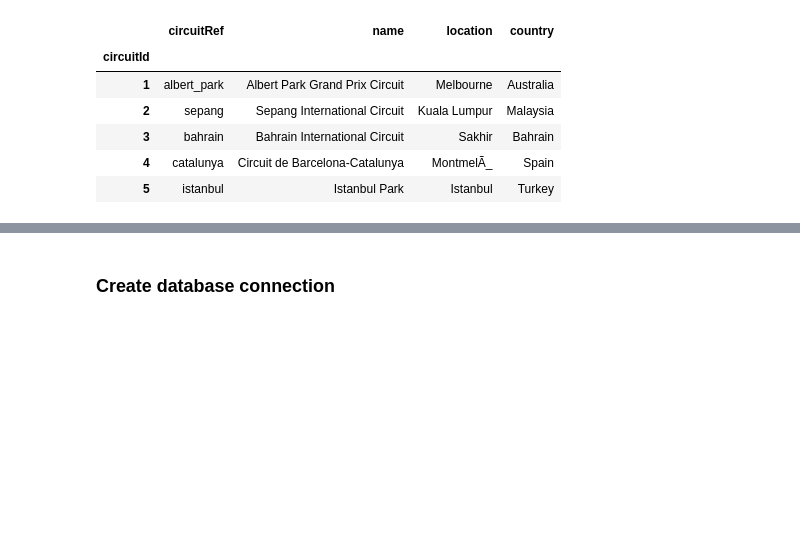
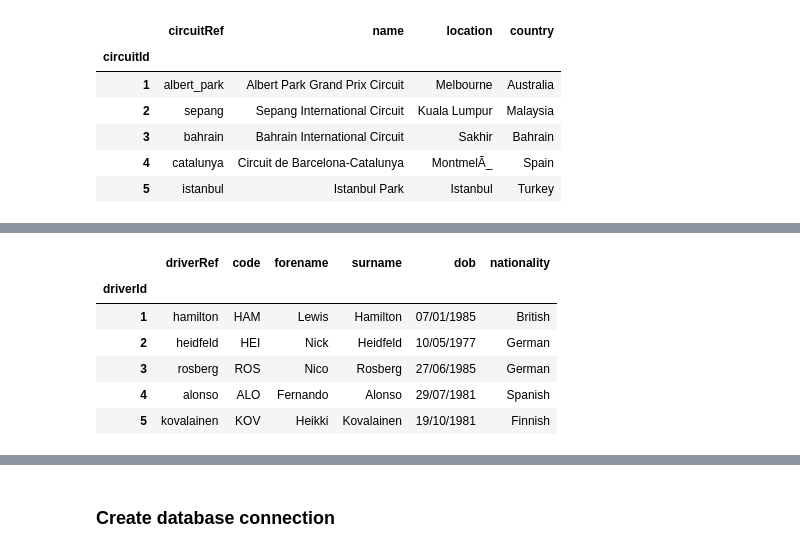
Before and after one commit to KalicoRacer/poll_position_project, a Jupyter notebook: poll_to_podium.ipynb, the cells around one changed output, grey strips where cells are left out. Cells and saved outputs as stored; diff of their text form; code cells hidden in the pictures; blank space fills up the shorter version.

Commit message:
Transform Individual DataFrames

```diff
--- a/poll_to_podium.ipynb
+++ b/poll_to_podium.ipynb
@@ -102,0 +118,15 @@ circuits_transformed.head()
+# %%
+drivers_cols = ["driverId", "driverRef", "code", "forename", "surname", "dob", "nationality"]
+drivers_transformed = drivers_df[drivers_cols].copy()
+
+drivers_transformed.set_index("driverId", inplace=True)
+
+drivers_transformed.head()
+# %% [output]
+|  | driverRef | code | forename | surname | dob | nationality |
+| driverId |  |  |  |  |  |  |
+| 1 | hamilton | HAM | Lewis | Hamilton | 07/01/1985 | British |
+| 2 | heidfeld | HEI | Nick | Heidfeld | 10/05/1977 | German |
+| 3 | rosberg | ROS | Nico | Rosberg | 27/06/1985 | German |
+| 4 | alonso | ALO | Fernando | Alonso | 29/07/1981 | Spanish |
+| 5 | kovalainen | KOV | Heikki | Kovalainen | 19/10/1981 | Finnish |
```
Also changed, not shown: parts of 8 cells of this notebook.
